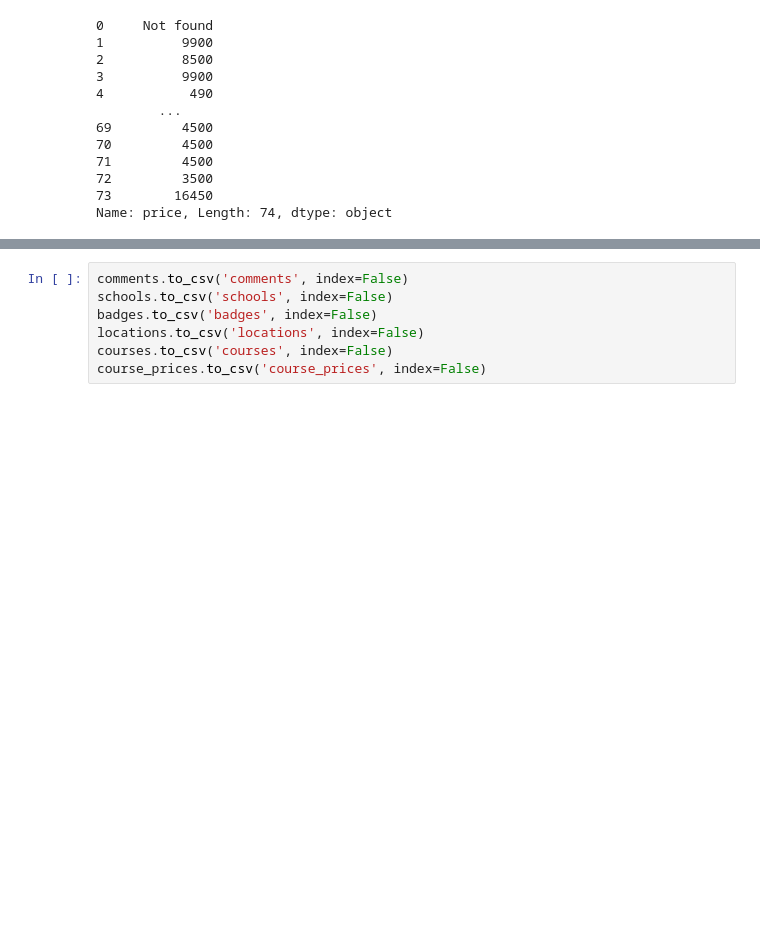
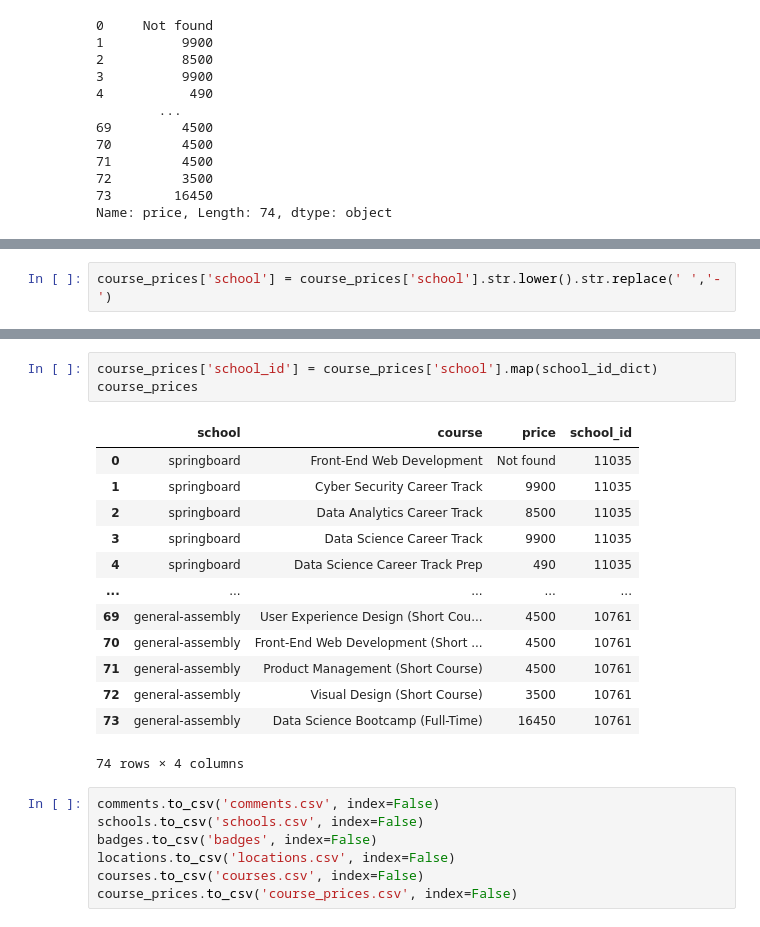
Before and after one commit to MeenuDSaini/project_sql, a Jupyter notebook: switchup_scraper.ipynb, the cells around one changed output, grey strips where cells are left out. Saved outputs shown, nothing was run; the diff lists cells and outputs as text; blank space fills up the shorter version.

Commit message:
reshaping some dataframes for SQL conversion

```diff
--- a/switchup_scraper.ipynb
+++ b/switchup_scraper.ipynb
@@ -604,0 +652,2 @@ Name: price, Length: 74, dtype: object
+# %%
+course_prices['school'] = course_prices['school'].str.lower().str.replace(' ','-')
@@ -605,7 +669,24 @@ Name: price, Length: 74, dtype: object
+# %%
+course_prices['school_id'] = course_prices['school'].map(school_id_dict)
+course_prices
+# %% [output]
+|  | school | course | price | school_id |
+| 0 | springboard | Front-End Web Development | Not found | 11035 |
+| 1 | springboard | Cyber Security Career Track | 9900 | 11035 |
+| 2 | springboard | Data Analytics Career Track | 8500 | 11035 |
+| 3 | springboard | Data Science Career Track | 9900 | 11035 |
+| 4 | springboard | Data Science Career Track Prep | 490 | 11035 |
+| ... | ... | ... | ... | ... |
+| 69 | general-assembly | User Experience Design (Short Cou... | 4500 | 10761 |
+| 70 | general-assembly | Front-End Web Development (Short ... | 4500 | 10761 |
+| 71 | general-assembly | Product Management (Short Course) | 4500 | 10761 |
+| 72 | general-assembly | Visual Design (Short Course) | 3500 | 10761 |
+| 73 | general-assembly | Data Science Bootcamp (Full-Time) | 16450 | 10761 |
+74 rows × 4 columns
 # %%
-comments.to_csv('comments', index=False)
-schools.to_csv('schools', index=False)
+comments.to_csv('comments.csv', index=False)
+schools.to_csv('schools.csv', index=False)
 badges.to_csv('badges', index=False)
-locations.to_csv('locations', index=False)
-courses.to_csv('courses', index=False)
-course_prices.to_csv('course_prices', index=False)
+locations.to_csv('locations.csv', index=False)
+courses.to_csv('courses.csv', index=False)
+course_prices.to_csv('course_prices.csv', index=False)
```
Also changed, not shown: parts of 8 cells of this notebook, 5 other files.
